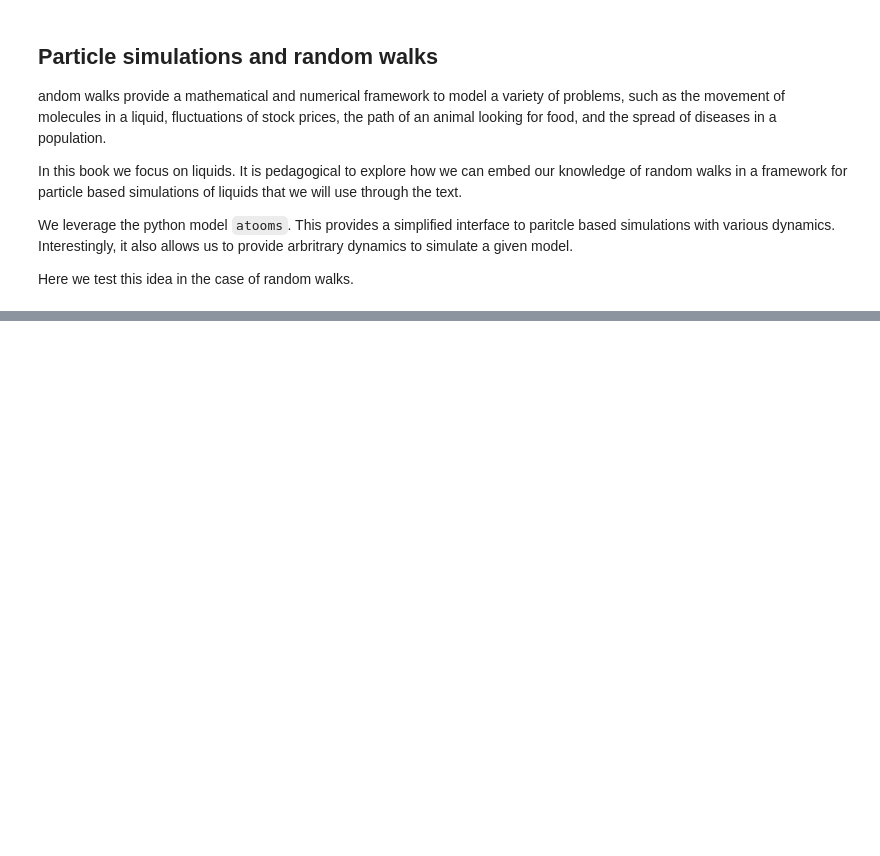
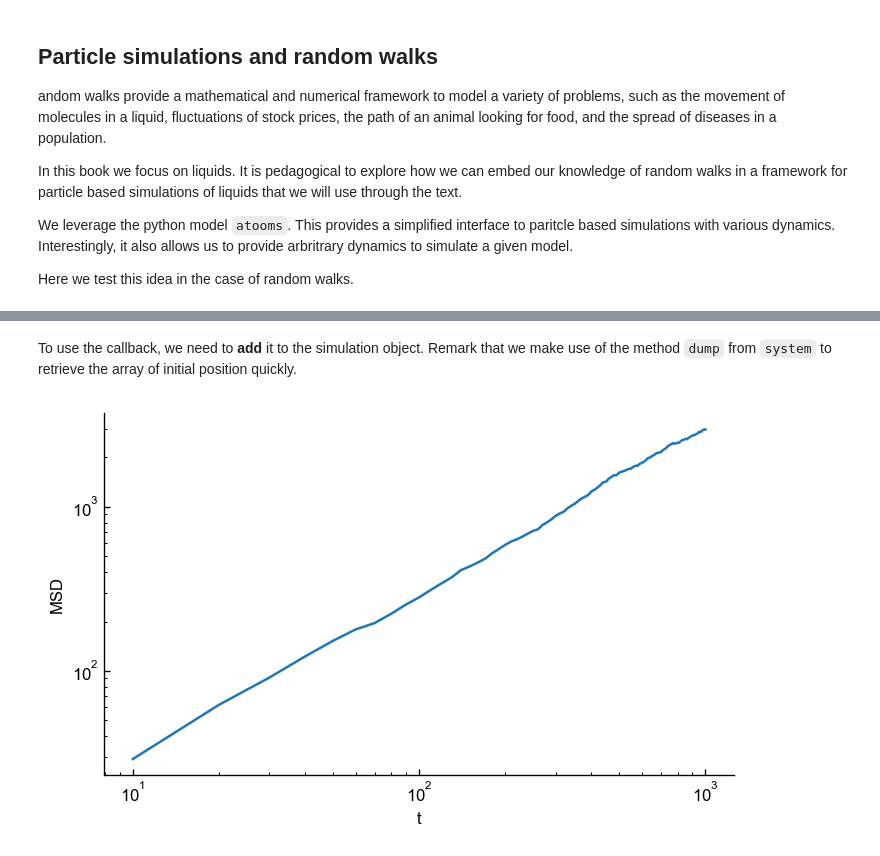
Before and after one commit to FTurci/mirror-handbook-particle-sim, a Jupyter notebook: contents/rw-code.ipynb, the cells around one changed output, grey strips where cells are left out. Drawn from its saved outputs; the diff is of its cells as text; code cells hidden in the pictures; blank space fills up the shorter version.

```diff
--- a/contents/rw-code.ipynb
+++ b/contents/rw-code.ipynb
@@ -286,0 +351,20 @@ class RandomWalk(object):
+# %% [markdown]
+To use the callback, we need to **add** it to the simulation object. Remark that we make use of the method `dump` from `system` to retrieve the array of initial position quickly.
+# %%
+msd_db = {}
+# interval to store the msd
+dt_msd = 10
+simulation.add(msd_callback, dt_msd, initial_position=system.dump("pos"), db=msd_db)
+simulation.run(1000)
+# %%
+import matplotlib.pyplot as plt
+
+# convert dict to array
+t, MSD = np.array(list(msd_db.keys())), np.array(list(msd_db.values()))
+# subtract the starting time and plot
+plt.loglog(t - t[0] + dt_msd, MSD)
+plt.xlabel("t")
+plt.ylabel("MSD")
+plt.show()
+# %% [output]
+[figure, added]
```
Also changed, not shown: parts of 19 cells of this notebook, 2 other files.
